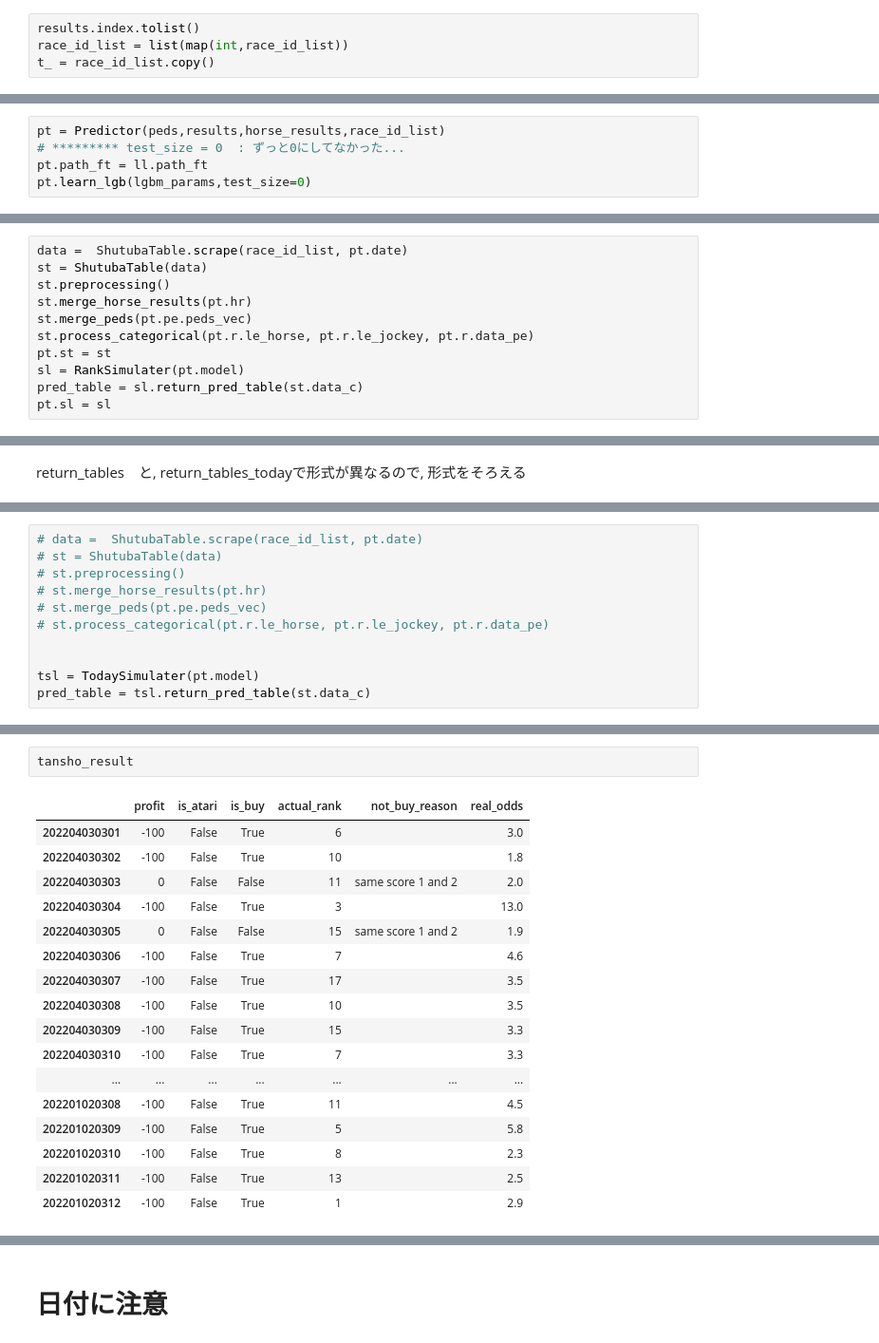
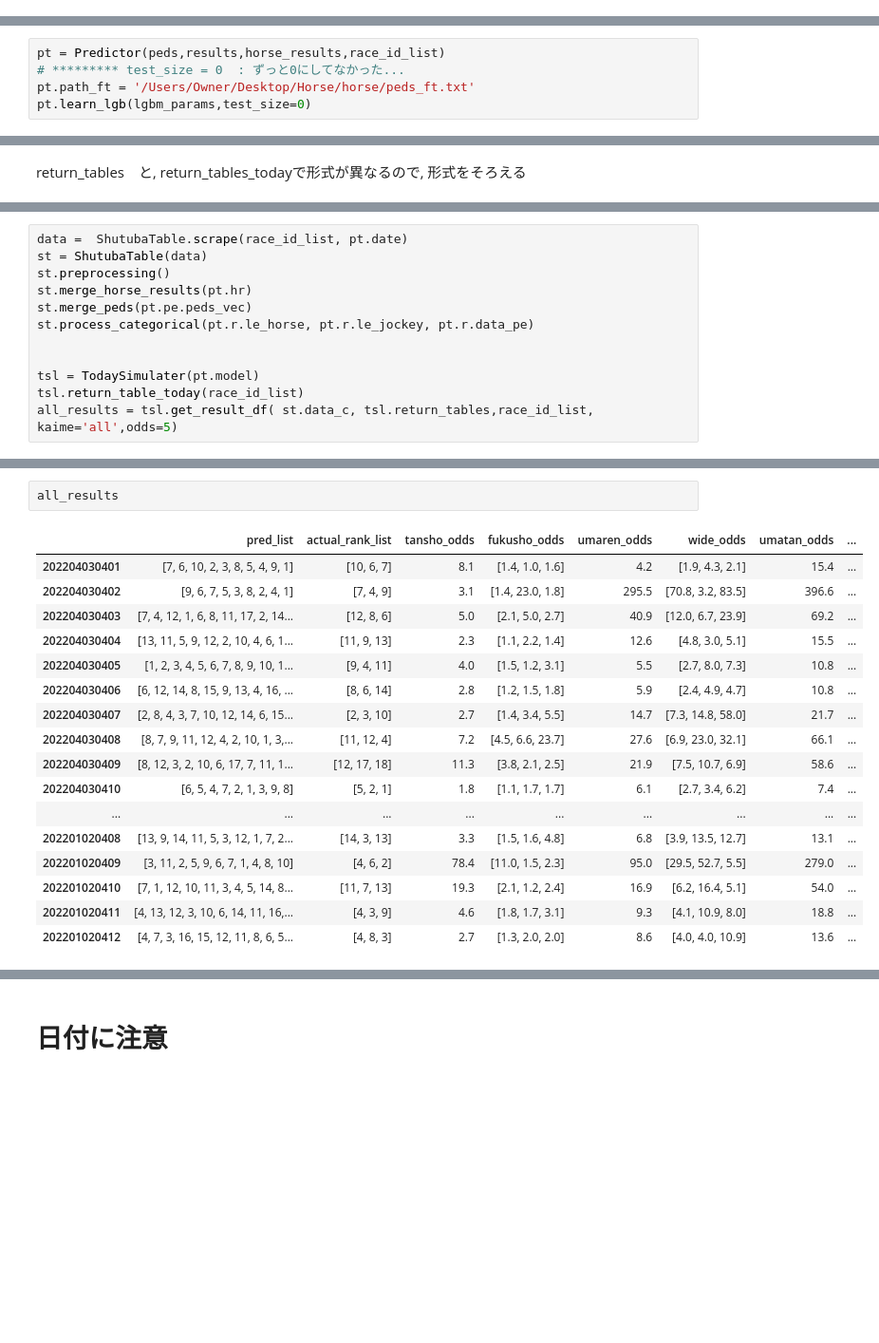
Before and after one commit to yodarjeering/horse, a Jupyter notebook: Rank.ipynb, the cells around one changed output, grey strips where cells are left out. Shown at 95% size. Drawn from its saved outputs; the diff is of its cells as text; blank space fills up the shorter version.

```diff
--- a/Rank.ipynb
+++ b/Rank.ipynb
@@ -298,7 +302,3 @@ for place in range(1, 11, 1):
                 race_id = "2022" + str(place).zfill(2) + str(kai).zfill(2) +\
 		str(day).zfill(2) + str(r).zfill(2)
                 race_id_list.append(race_id)
-# %%
-results.index.tolist()
-race_id_list = list(map(int,race_id_list))
-t_ = race_id_list.copy()
@@ -325,7 +307,7 @@ t_ = race_id_list.copy()
 # %%
 pt = Predictor(peds,results,horse_results,race_id_list)
 # ********* test_size = 0  : ずっと0にしてなかった...
-pt.path_ft = ll.path_ft
+pt.path_ft = '/Users/Owner/Desktop/Horse/horse/peds_ft.txt'
 pt.learn_lgb(lgbm_params,test_size=0)
 # %% [output]
 pe finish
@@ -352,14 +334,3 @@ base  = '2022010203'
 pt.predict(base+'12')
 # %% [markdown]
 # 当日の収支計算
-# %%
-data =  ShutubaTable.scrape(race_id_list, pt.date)
-st = ShutubaTable(data)
-st.preprocessing()
-st.merge_horse_results(pt.hr)
-st.merge_peds(pt.pe.peds_vec)
-st.process_categorical(pt.r.le_horse, pt.r.le_jockey, pt.r.data_pe)
-pt.st = st
-sl = RankSimulater(pt.model)
-pred_table = sl.return_pred_table(st.data_c)
-pt.sl = sl
@@ -568,11 +388,12 @@ tsl.return_tables
 # %%
-# data =  ShutubaTable.scrape(race_id_list, pt.date)
-# st = ShutubaTable(data)
-# st.preprocessing()
-# st.merge_horse_results(pt.hr)
-# st.merge_peds(pt.pe.peds_vec)
-# st.process_categorical(pt.r.le_horse, pt.r.le_jockey, pt.r.data_pe)
+data =  ShutubaTable.scrape(race_id_list, pt.date)
+st = ShutubaTable(data)
+st.preprocessing()
+st.merge_horse_results(pt.hr)
+st.merge_peds(pt.pe.peds_vec)
+st.process_categorical(pt.r.le_horse, pt.r.le_jockey, pt.r.data_pe)
 
 
 tsl = TodaySimulater(pt.model)
-pred_table = tsl.return_pred_table(st.data_c)
+tsl.return_table_today(race_id_list)
+all_results = tsl.get_result_df( st.data_c, tsl.return_tables,race_id_list, kaime='all',odds=5)
@@ -582,20 +400,20 @@ tansho_result = tsl.get_result_df( data_c, tsl.return_tables,odds=5)
 # %%
-tansho_result
+all_results
 # %% [output]
-|  | profit | is_atari | is_buy | actual_rank | not_buy_reason | real_odds |
-| 202204030301 | -100 | False | True | 6 |  | 3.0 |
-| 202204030302 | -100 | False | True | 10 |  | 1.8 |
-| 202204030303 | 0 | False | False | 11 | same score 1 and 2 | 2.0 |
-| 202204030304 | -100 | False | True | 3 |  | 13.0 |
-| 202204030305 | 0 | False | False | 15 | same score 1 and 2 | 1.9 |
-| 202204030306 | -100 | False | True | 7 |  | 4.6 |
-| 202204030307 | -100 | False | True | 17 |  | 3.5 |
-| 202204030308 | -100 | False | True | 10 |  | 3.5 |
-| 202204030309 | -100 | False | True | 15 |  | 3.3 |
-| 202204030310 | -100 | False | True | 7 |  | 3.3 |
-| ... | ... | ... | ... | ... | ... | ... |
-| 202201020308 | -100 | False | True | 11 |  | 4.5 |
-| 202201020309 | -100 | False | True | 5 |  | 5.8 |
-| 202201020310 | -100 | False | True | 8 |  | 2.3 |
-| 202201020311 | -100 | False | True | 13 |  | 2.5 |
-| 202201020312 | -100 | False | True | 1 |  | 2.9 |
+|  | pred_list | actual_rank_list | tansho_odds | fukusho_odds | umaren_odds | wide_odds | umatan_odds | ... |
+| 202204030401 | [7, 6, 10, 2, 3, 8, 5, 4, 9, 1] | [10, 6, 7] | 8.1 | [1.4, 1.0, 1.6] | 4.2 | [1.9, 4.3, 2.1] | 15.4 | ... |
+| 202204030402 | [9, 6, 7, 5, 3, 8, 2, 4, 1] | [7, 4, 9] | 3.1 | [1.4, 23.0, 1.8] | 295.5 | [70.8, 3.2, 83.5] | 396.6 | ... |
+| 202204030403 | [7, 4, 12, 1, 6, 8, 11, 17, 2, 14... | [12, 8, 6] | 5.0 | [2.1, 5.0, 2.7] | 40.9 | [12.0, 6.7, 23.9] | 69.2 | ... |
+| 202204030404 | [13, 11, 5, 9, 12, 2, 10, 4, 6, 1... | [11, 9, 13] | 2.3 | [1.1, 2.2, 1.4] | 12.6 | [4.8, 3.0, 5.1] | 15.5 | ... |
+| 202204030405 | [1, 2, 3, 4, 5, 6, 7, 8, 9, 10, 1... | [9, 4, 11] | 4.0 | [1.5, 1.2, 3.1] | 5.5 | [2.7, 8.0, 7.3] | 10.8 | ... |
+| 202204030406 | [6, 12, 14, 8, 15, 9, 13, 4, 16, ... | [8, 6, 14] | 2.8 | [1.2, 1.5, 1.8] | 5.9 | [2.4, 4.9, 4.7] | 10.8 | ... |
+| 202204030407 | [2, 8, 4, 3, 7, 10, 12, 14, 6, 15... | [2, 3, 10] | 2.7 | [1.4, 3.4, 5.5] | 14.7 | [7.3, 14.8, 58.0] | 21.7 | ... |
+| 202204030408 | [8, 7, 9, 11, 12, 4, 2, 10, 1, 3,... | [11, 12, 4] | 7.2 | [4.5, 6.6, 23.7] | 27.6 | [6.9, 23.0, 32.1] | 66.1 | ... |
+| 202204030409 | [8, 12, 3, 2, 10, 6, 17, 7, 11, 1... | [12, 17, 18] | 11.3 | [3.8, 2.1, 2.5] | 21.9 | [7.5, 10.7, 6.9] | 58.6 | ... |
+| 202204030410 | [6, 5, 4, 7, 2, 1, 3, 9, 8] | [5, 2, 1] | 1.8 | [1.1, 1.7, 1.7] | 6.1 | [2.7, 3.4, 6.2] | 7.4 | ... |
+| ... | ... | ... | ... | ... | ... | ... | ... | ... |
+| 202201020408 | [13, 9, 14, 11, 5, 3, 12, 1, 7, 2... | [14, 3, 13] | 3.3 | [1.5, 1.6, 4.8] | 6.8 | [3.9, 13.5, 12.7] | 13.1 | ... |
+| 202201020409 | [3, 11, 2, 5, 9, 6, 7, 1, 4, 8, 10] | [4, 6, 2] | 78.4 | [11.0, 1.5, 2.3] | 95.0 | [29.5, 52.7, 5.5] | 279.0 | ... |
+| 202201020410 | [7, 1, 12, 10, 11, 3, 4, 5, 14, 8... | [11, 7, 13] | 19.3 | [2.1, 1.2, 2.4] | 16.9 | [6.2, 16.4, 5.1] | 54.0 | ... |
+| 202201020411 | [4, 13, 12, 3, 10, 6, 14, 11, 16,... | [4, 3, 9] | 4.6 | [1.8, 1.7, 3.1] | 9.3 | [4.1, 10.9, 8.0] | 18.8 | ... |
+| 202201020412 | [4, 7, 3, 16, 15, 12, 11, 8, 6, 5... | [4, 8, 3] | 2.7 | [1.3, 2.0, 2.0] | 8.6 | [4.0, 4.0, 10.9] | 13.6 | ... |
```
Also changed, not shown: parts of 21 cells of this notebook, 2 other files.
